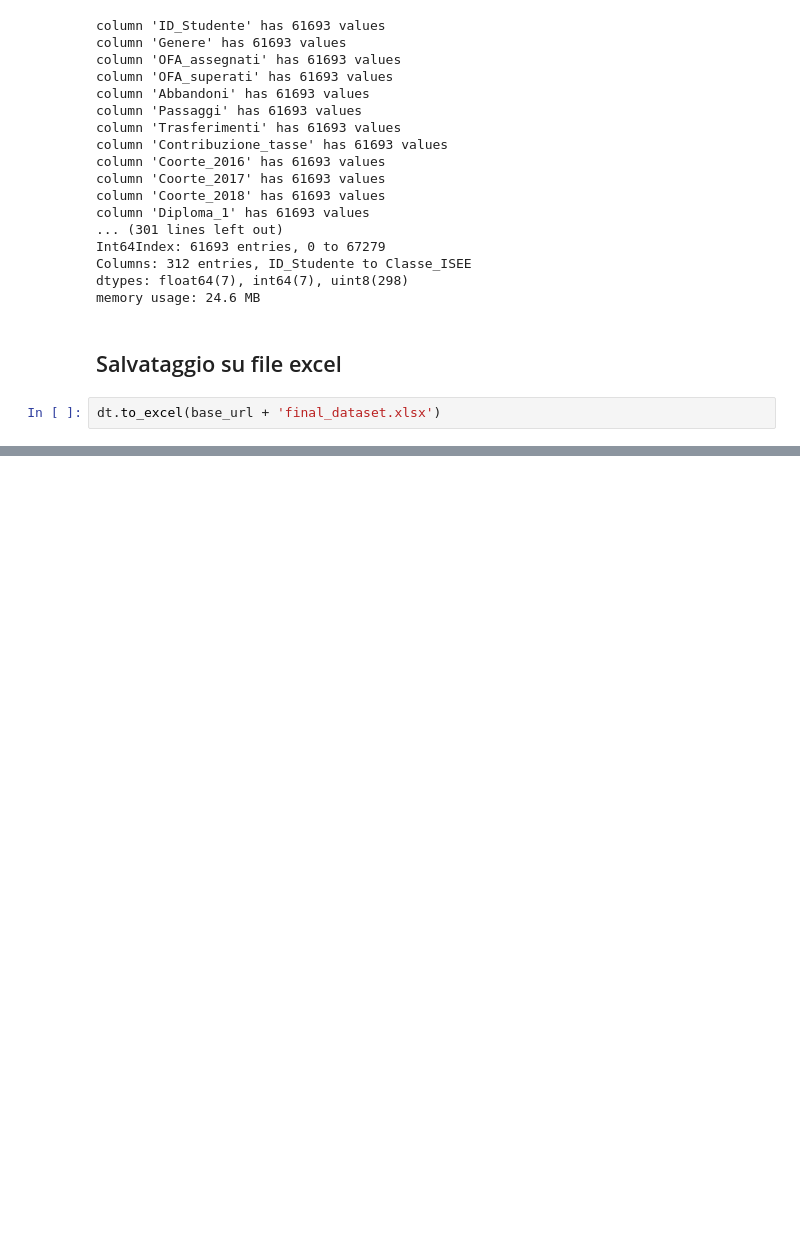
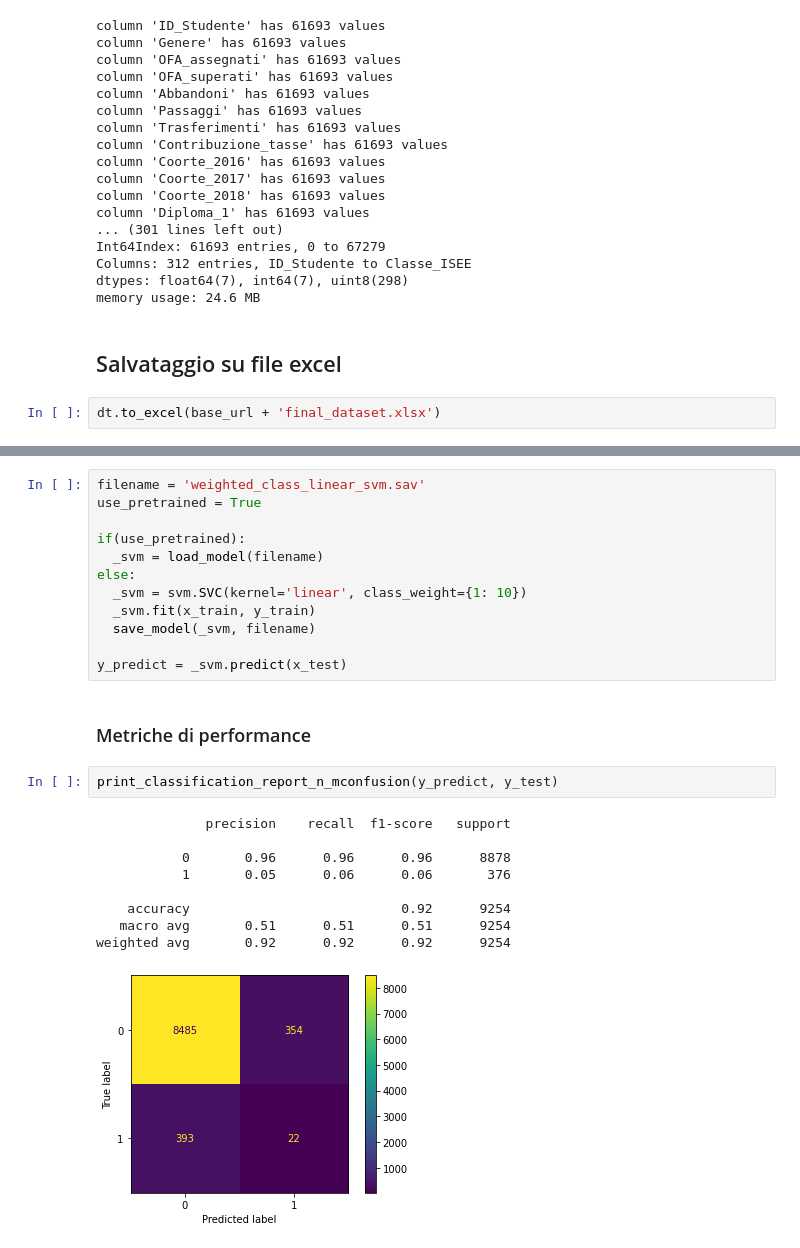
Before and after one commit to alepistola/AI-OkComputer, a Jupyter notebook: dropoutExplain.ipynb, the cells around one changed output, grey strips where cells are left out. Cells and saved outputs as stored; diff of their text form; blank space fills up the shorter version.

```diff
--- a/dropoutExplain.ipynb
+++ b/dropoutExplain.ipynb
@@ -333,0 +398,26 @@ dt.to_excel(base_url + 'final_dataset.xlsx')
+# %%
+filename = 'weighted_class_linear_svm.sav'
+use_pretrained = True
+
+if(use_pretrained):
+  _svm = load_model(filename)
+else:
+  _svm = svm.SVC(kernel='linear', class_weight={1: 10})
+  _svm.fit(x_train, y_train)
+  save_model(_svm, filename)
+
+y_predict = _svm.predict(x_test)
+# %% [markdown]
+### Metriche di performance
+# %%
+print_classification_report_n_mconfusion(y_predict, y_test)
+# %% [output]
+              precision    recall  f1-score   support
+
+           0       0.96      0.96      0.96      8878
+           1       0.05      0.06      0.06       376
+
+    accuracy                           0.92      9254
+   macro avg       0.51      0.51      0.51      9254
+weighted avg       0.92      0.92      0.92      9254
+[figure, added]
```
Also changed, not shown: parts of 9 cells of this notebook.
